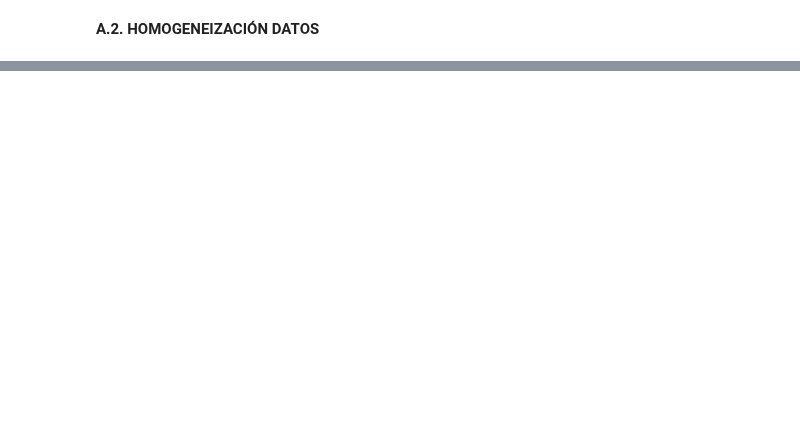
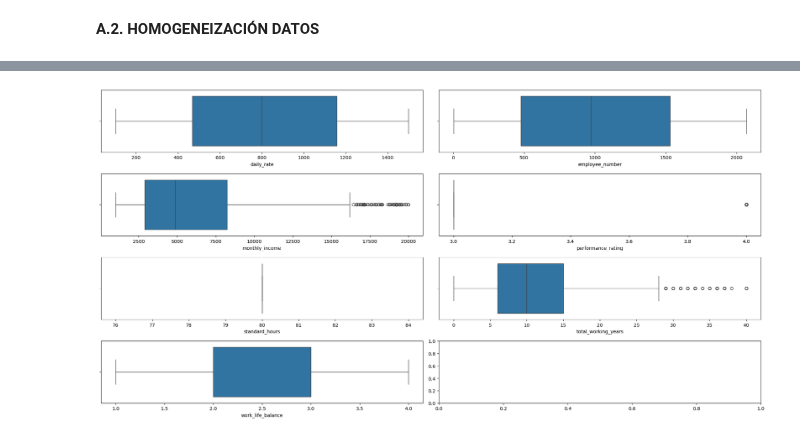
Before and after one commit to Paulamc1695/proyecto_da_promo_J_modulo_3, a Jupyter notebook: Fase_2_Transformacion_Datos.ipynb, the cells around one changed output, grey strips where cells are left out. Cells and saved outputs as stored; diff of their text form; code cells hidden in the pictures; blank space fills up the shorter version.

```diff
--- a/Fase_2_Transformacion_Datos.ipynb
+++ b/Fase_2_Transformacion_Datos.ipynb
@@ -272,0 +524,9 @@ df_transformacion_copy.head()
+# %%
+# Lista de las columnas categóricas con nulos:
+
+categoricas = ["over18", "education_field", "over_time"]
+# %%
+for columna in categoricas:
+    print(f"La distribución de las categorías para la columna: {columna}")
+    display(df_transformacion_copy[columna].value_counts() / df_transformacion_copy.shape[0])
+    print("______________________")
@@ -272,0 +588,14 @@ df_transformacion_copy.head()
+# %%
+columnas_etiqueta = ["education_field"]
+
+def reemplazar_etiqueta(df_transformacion_copy, columnas):
+
+    for columna in columnas:
+
+        df_transformacion_copy[columna] = df_transformacion_copy[columna].fillna("Other")
+
+    return df_transformacion_copy
+
+df_transformacion_copy = reemplazar_etiqueta(df_transformacion_copy, columnas_etiqueta)
+
+df_transformacion_copy[columnas_etiqueta].isnull().sum()
@@ -272,0 +663,17 @@ df_transformacion_copy.head()
+# %%
+num_con_valores=["daily_rate", 'employee_number', 'monthly_income',
+       'performance_rating', 'standard_hours', 'total_working_years',
+       'work_life_balance']
+# %%
+#Valores atipicos o outliers
+
+fig, axes = plt.subplots(nrows = 4, ncols = 2, figsize = (20,10))
+
+axes = axes.flat
+
+for indice, col in enumerate(num_con_valores):
+    sns.boxplot(x = col, data =df_transformacion_copy, ax = axes[indice])
+
+plt.tight_layout();
+# %% [output]
+[figure, added]
```
Also changed, not shown: parts of 79 cells of this notebook, 5 other files.
